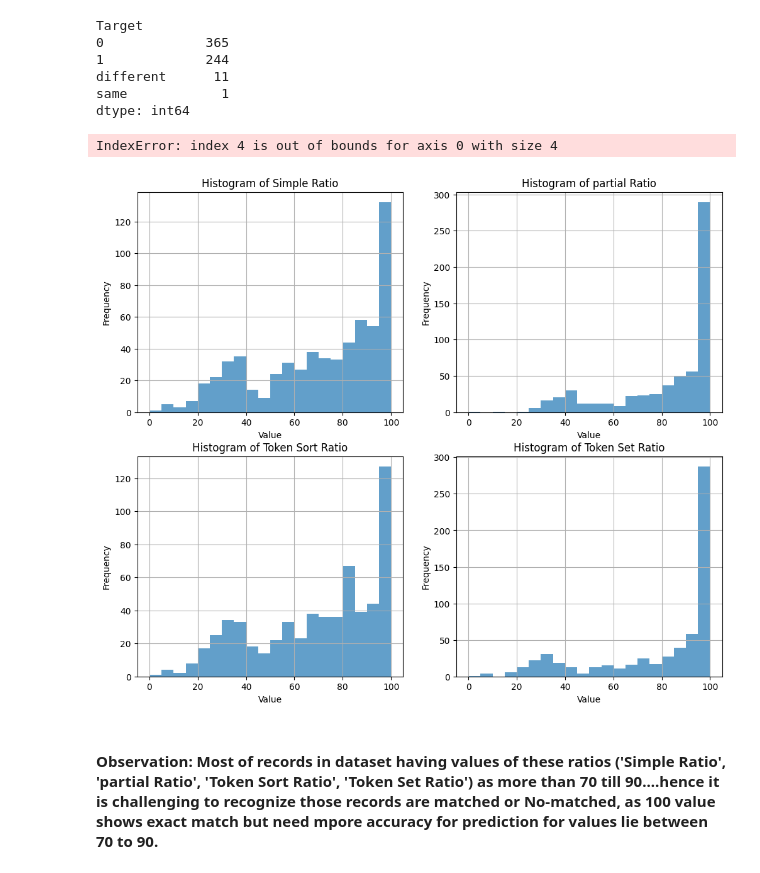
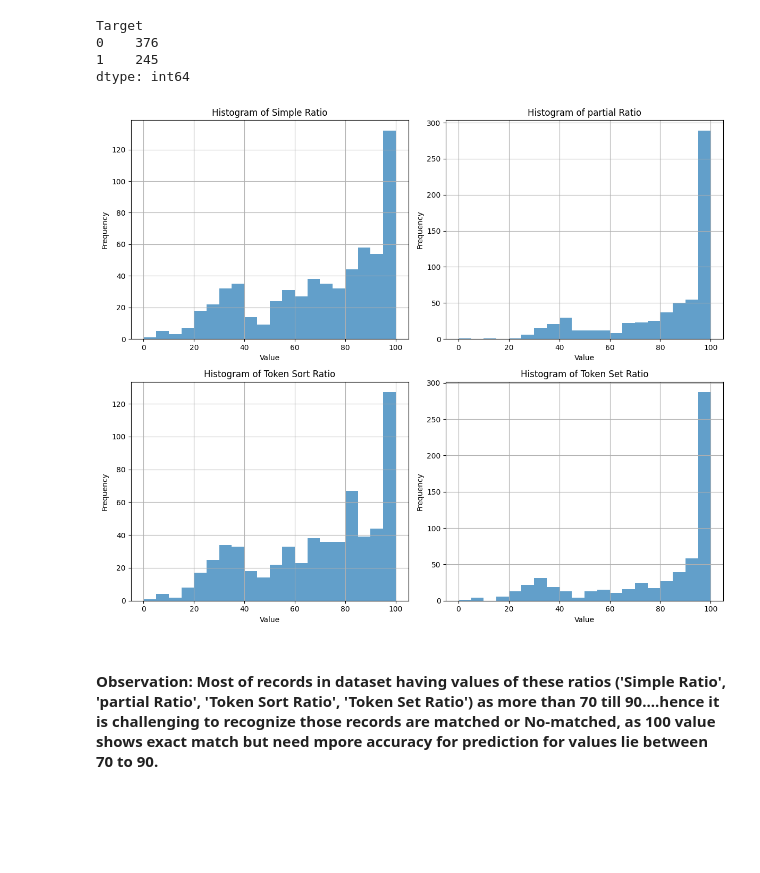
Before and after one commit to KaveriRaut/BE-Project-Veritas-Group-36, a Jupyter notebook: code/Logistic_regression.ipynb, the cells around one changed output. Cells and saved outputs as stored; diff of their text form; code cells hidden in the pictures; blank space fills up the shorter version.

```diff
--- a/code/Logistic_regression.ipynb
+++ b/code/Logistic_regression.ipynb
@@ -4,8 +4,8 @@ import warnings
 warnings.filterwarnings('ignore')
 import pandas as pd
 # %%
-# training svm model on 'temp_training_dataset' csv file
-df = pd.read_csv('../output/training_dataset_with_new_rows.csv')
+# training svm model on 'cleaned_training_dataset' csv file
+df = pd.read_csv('../output/cleaned_training_dataset.csv')
 df
 # %% [output]
 |  | Company Name | Similar Name | Target | Simple Ratio | partial Ratio | Token Sort Ratio | Token Set Ratio | ... |
@@ -96,36 +100,32 @@ print(df.groupby('Target').size())
 # diff. between same / diff record count must be minimum
 # %% [output]
 Target
-0             365
-1             244
-different      11
-same            1
+0    376
+1    245
 dtype: int64
 # %%
 # visualizations of individual attributes
 import matplotlib.pyplot as plt
 
 # Assuming 'Simple Ratio', 'Partial Ratio', 'Token Sort Ratio', 'Token Set Ratio' are the columns of interest
-ratio_columns = ['Simple Ratio','partial Ratio', 'Token Sort Ratio', 'Token Set Ratio','word match percentage', 'first word match', 'last word match',
-    'character_matching_percentage', 'cosine similarity']
+ratio_columns = ['Simple Ratio','partial Ratio', 'Token Sort Ratio', 'Token Set Ratio']
 
 # Create separate histogram plots for each ratio column
 fig, axes = plt.subplots(nrows=2, ncols=2, figsize=(12, 10))
 axes = axes.flatten()
 
 for i, column in enumerate(ratio_columns):
     axes[i].hist(df[column], bins=20, alpha=0.7)
     axes[i].set_title(f'Histogram of {column}')
     axes[i].set_xlabel('Value')
     axes[i].set_ylabel('Frequency')
     axes[i].grid(True)
 
 # Adjust layout and display the plots
 plt.tight_layout()
 plt.show()
 # %% [output]
-IndexError: index 4 is out of bounds for axis 0 with size 4
-[figure, old version]
+[figure, new version]
 # %% [markdown]
 #### Observation: Most of records in dataset having values of these ratios ('Simple Ratio', 'partial Ratio', 'Token Sort Ratio', 'Token Set Ratio') as more than 70 till 90....hence it is challenging to recognize those records are matched or No-matched, as 100 value shows exact match but need mpore accuracy for prediction for values lie between 70 to 90.
 # %% [markdown]
```
Also changed, not shown: parts of 12 cells of this notebook, 5 other files.
